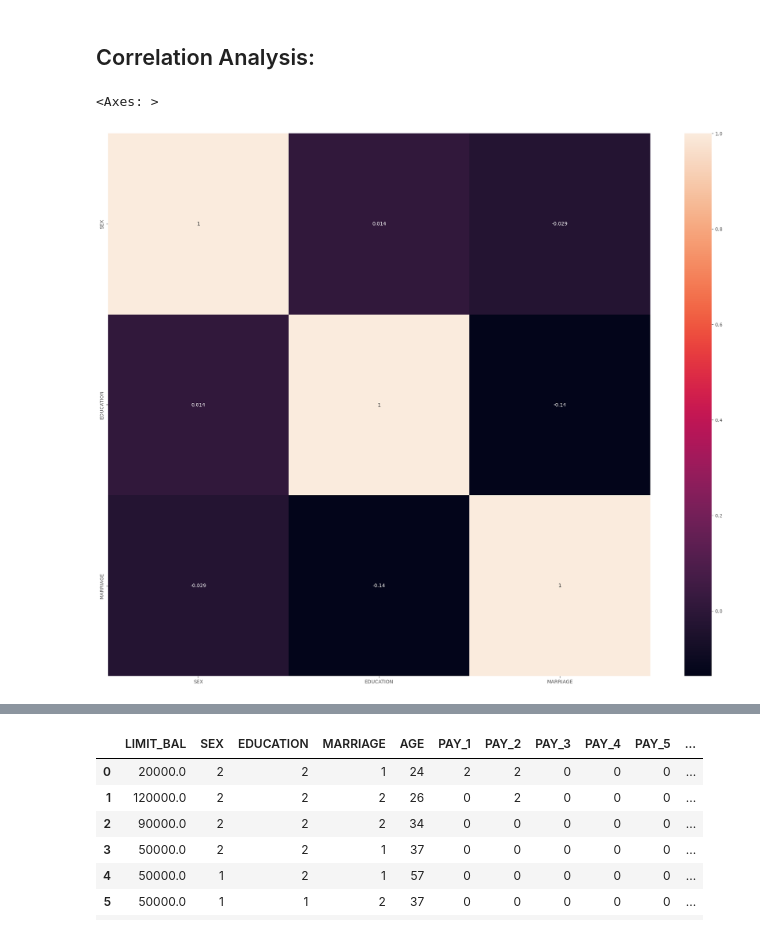
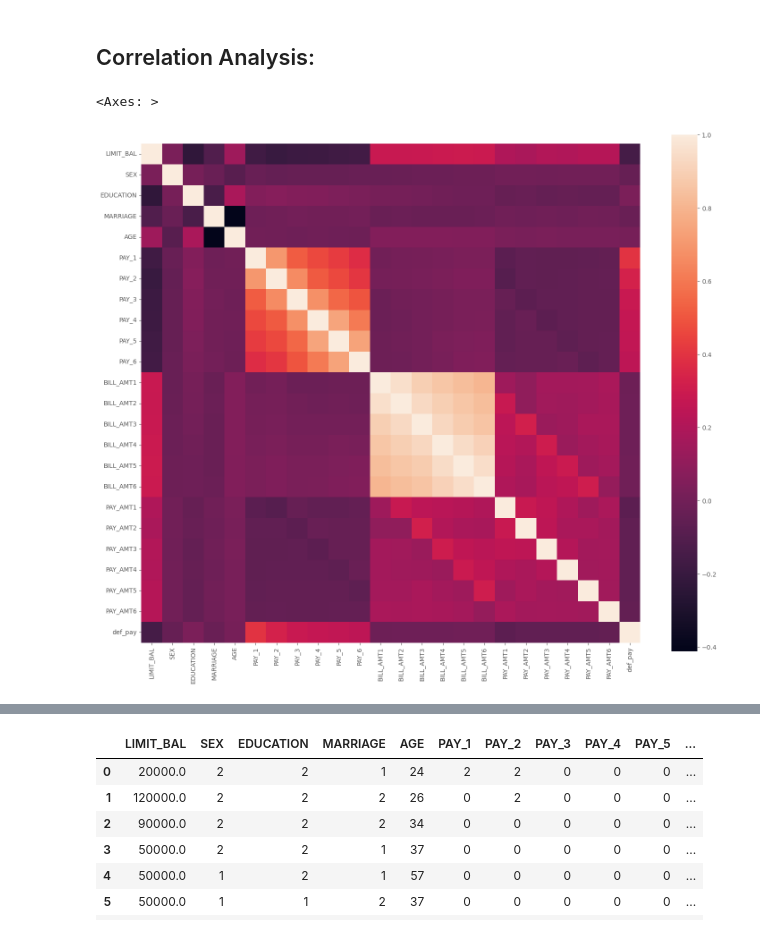
Before and after one commit to RitamRixx/Credit_Card_Default_Prediction, a Jupyter notebook: notebooks/EDA.ipynb, the cells around one changed output, grey strips where cells are left out. Cells and saved outputs as stored; diff of their text form; code cells hidden in the pictures.

```diff
--- a/notebooks/EDA.ipynb
+++ b/notebooks/EDA.ipynb
@@ -440,8 +440,8 @@ Text(0, 0.5, 'BILL_AMT6')
 # %% [markdown]
 ## Correlation Analysis:
 # %%
-plt.figure(figsize = (25,20))
-sns.heatmap(df[categorical_features].corr(),annot = True,square = True)
+plt.figure(figsize=(18,15))
+sns.heatmap(df.corr(),square=True)
 # %% [output]
 <Axes: >
-[figure, old version]
+[figure, new version]
```
Also changed, not shown: parts of 2 cells of this notebook.
